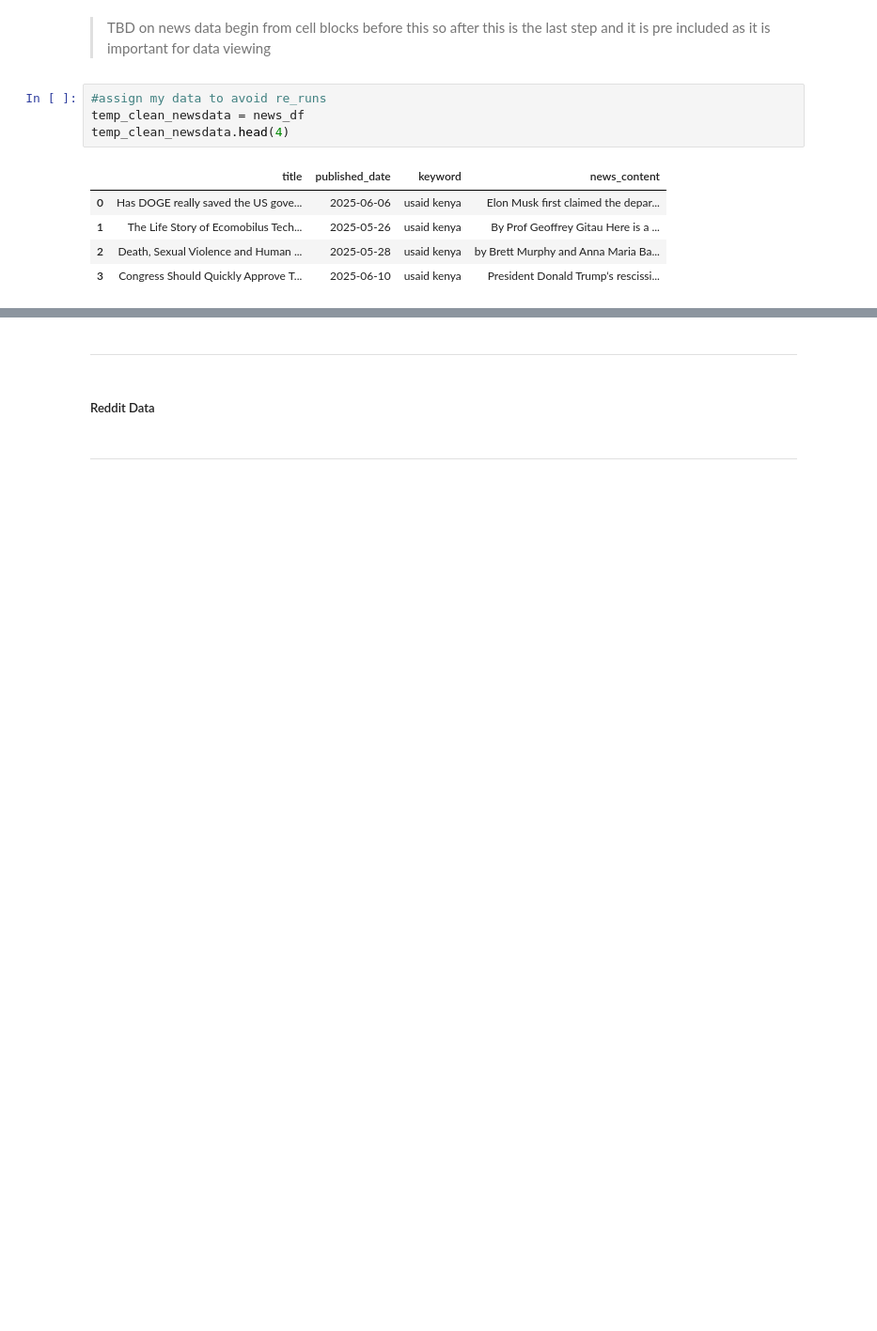
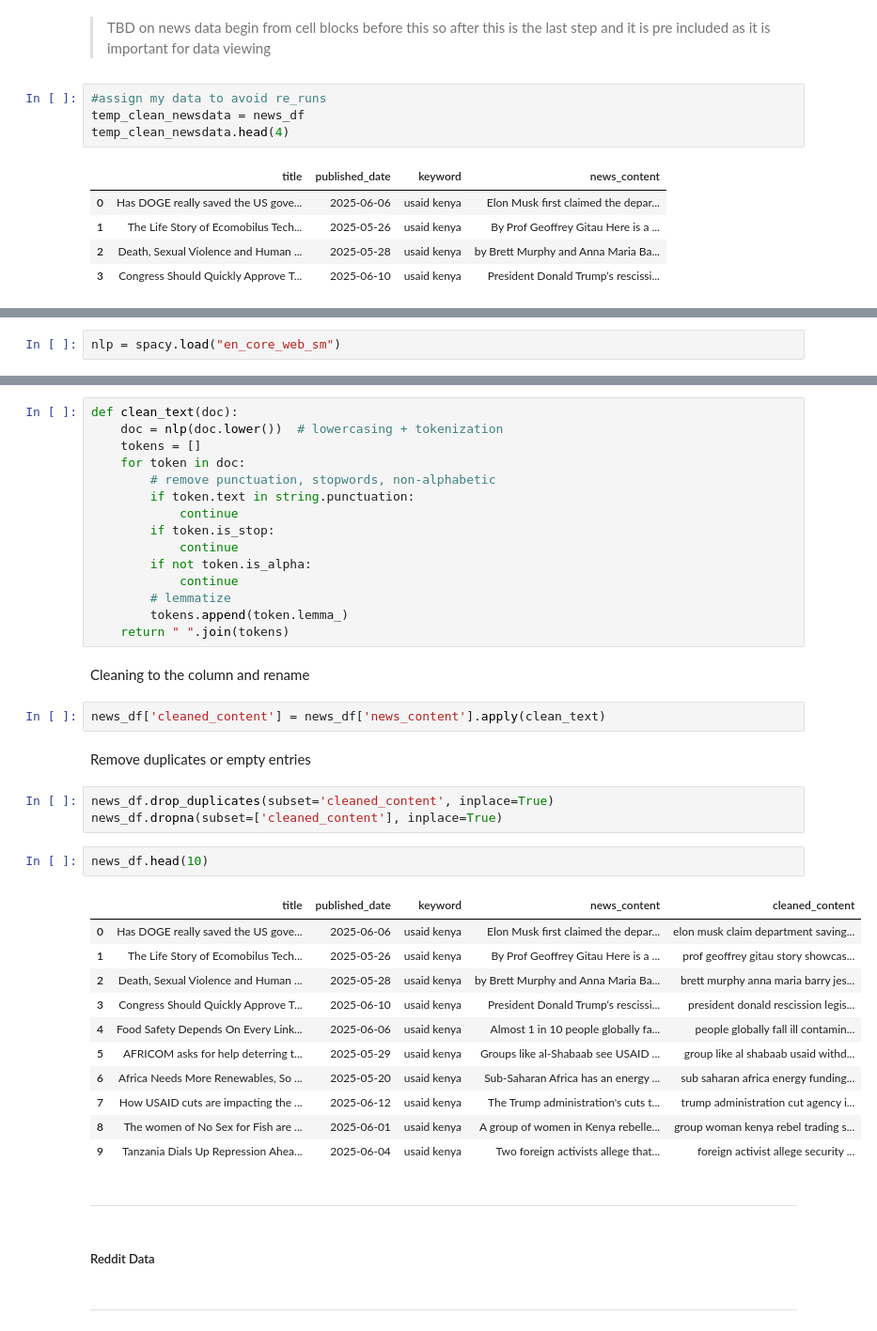
Before and after one commit to L-N-E0/USAID-Kenya-Sentiment-Analysis, a Jupyter notebook: notebooks/Mbego.ipynb, the cells around one changed output, grey strips where cells are left out. Shown at 94% size. Saved outputs shown, nothing was run; the diff lists cells and outputs as text; blank space fills up the shorter version.

```diff
--- a/notebooks/Mbego.ipynb
+++ b/notebooks/Mbego.ipynb
@@ -396,0 +411,2 @@ temp_clean_newsdata.head(4)
+# %%
+nlp = spacy.load("en_core_web_sm")
@@ -397,3 +415,41 @@ temp_clean_newsdata.head(4)
+# %%
+def clean_text(doc):
+    doc = nlp(doc.lower())  # lowercasing + tokenization
+    tokens = []
+    for token in doc:
+        # remove punctuation, stopwords, non-alphabetic
+        if token.text in string.punctuation:
+            continue
+        if token.is_stop:
+            continue
+        if not token.is_alpha:
+            continue
+        # lemmatize
+        tokens.append(token.lemma_)
+    return " ".join(tokens)
+# %% [markdown]
+Cleaning to the column and rename
+# %%
+news_df['cleaned_content'] = news_df['news_content'].apply(clean_text)
+# %% [markdown]
+Remove duplicates or empty entries
+# %%
+news_df.drop_duplicates(subset='cleaned_content', inplace=True)
+news_df.dropna(subset=['cleaned_content'], inplace=True)
+# %%
+news_df.head(10)
+# %% [output]
+|  | title | published_date | keyword | news_content | cleaned_content |
+| 0 | Has DOGE really saved the US gove... | 2025-06-06 | usaid kenya | Elon Musk first claimed the depar... | elon musk claim department saving... |
+| 1 | The Life Story of Ecomobilus Tech... | 2025-05-26 | usaid kenya | By Prof Geoffrey Gitau Here is a ... | prof geoffrey gitau story showcas... |
+| 2 | Death, Sexual Violence and Human ... | 2025-05-28 | usaid kenya | by Brett Murphy and Anna Maria Ba... | brett murphy anna maria barry jes... |
+| 3 | Congress Should Quickly Approve T... | 2025-06-10 | usaid kenya | President Donald Trump‘s rescissi... | president donald rescission legis... |
+| 4 | Food Safety Depends On Every Link... | 2025-06-06 | usaid kenya | Almost 1 in 10 people globally fa... | people globally fall ill contamin... |
+| 5 | AFRICOM asks for help deterring t... | 2025-05-29 | usaid kenya | Groups like al-Shabaab see USAID ... | group like al shabaab usaid withd... |
+| 6 | Africa Needs More Renewables, So ... | 2025-05-20 | usaid kenya | Sub-Saharan Africa has an energy ... | sub saharan africa energy funding... |
+| 7 | How USAID cuts are impacting the ... | 2025-06-12 | usaid kenya | The Trump administration's cuts t... | trump administration cut agency i... |
+| 8 | The women of No Sex for Fish are ... | 2025-06-01 | usaid kenya | A group of women in Kenya rebelle... | group woman kenya rebel trading s... |
+| 9 | Tanzania Dials Up Repression Ahea... | 2025-06-04 | usaid kenya | Two foreign activists allege that... | foreign activist allege security ... |
 # %% [markdown]
 ---
 # %% [markdown]
```
Also changed, not shown: parts of 29 cells of this notebook.
